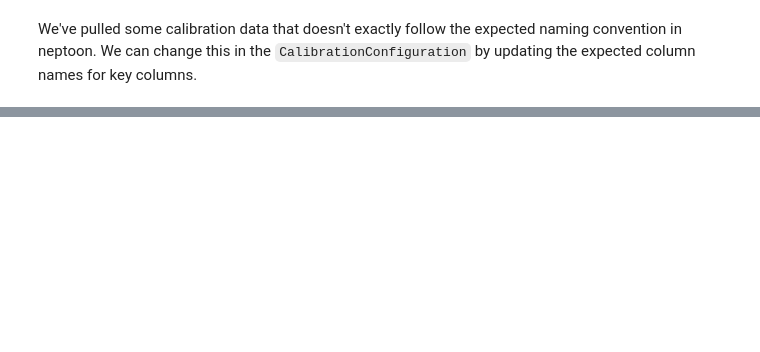
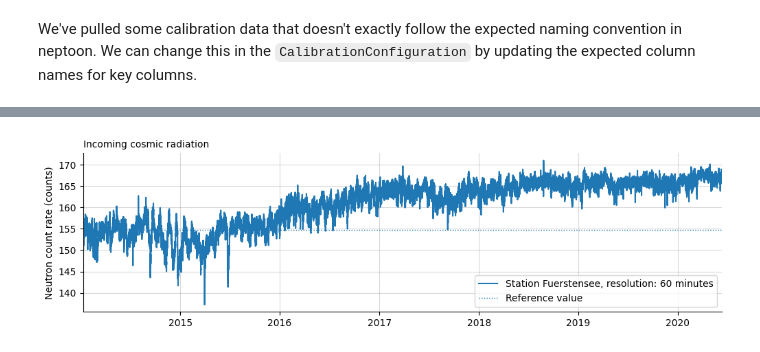
Before and after one commit to globalcosmos/neptoon, a Jupyter notebook: example_process/example_process_COSMOS-EUROPE.ipynb, the cells around one changed output, grey strips where cells are left out. Saved outputs shown, nothing was run; the diff lists cells and outputs as text; code cells hidden in the pictures; blank space fills up the shorter version.

Commit message:
- working iteration of figures in crns data hub

```diff
--- a/example_process/example_process_COSMOS-EUROPE.ipynb
+++ b/example_process/example_process_COSMOS-EUROPE.ipynb
@@ -153,2 +251,6 @@ data_hub.crns_data_frame
+# %%
+figs = data_hub.create_figures(show_figures=True,selected_figures='nmdb_figure_1')
+# %% [output]
+[figure, added]
 # %%
 data_hub.save_data(append_yaml_hash_to_folder_name=True)
```
Also changed, not shown: parts of 7 cells of this notebook, 2 other files.
